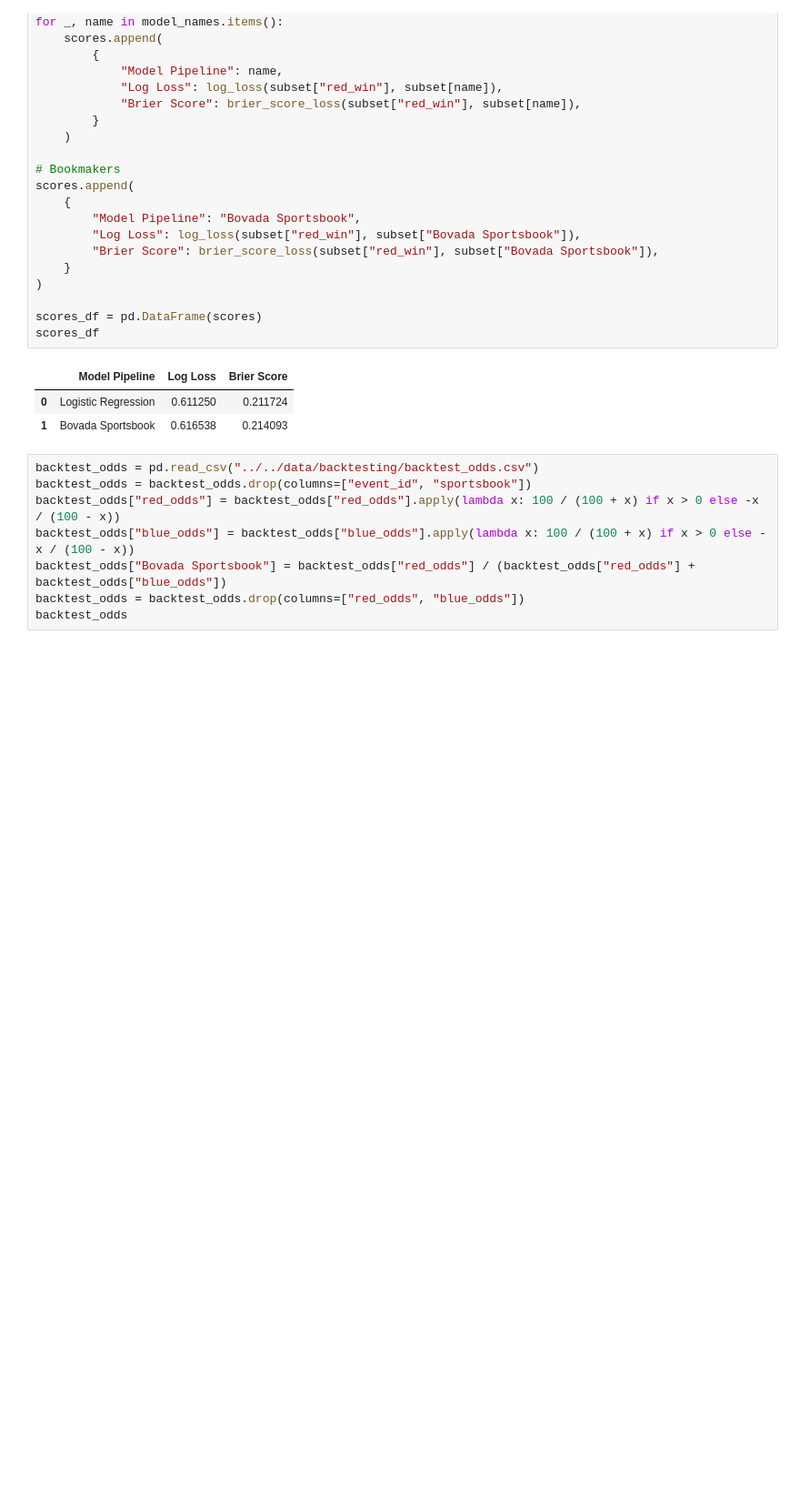
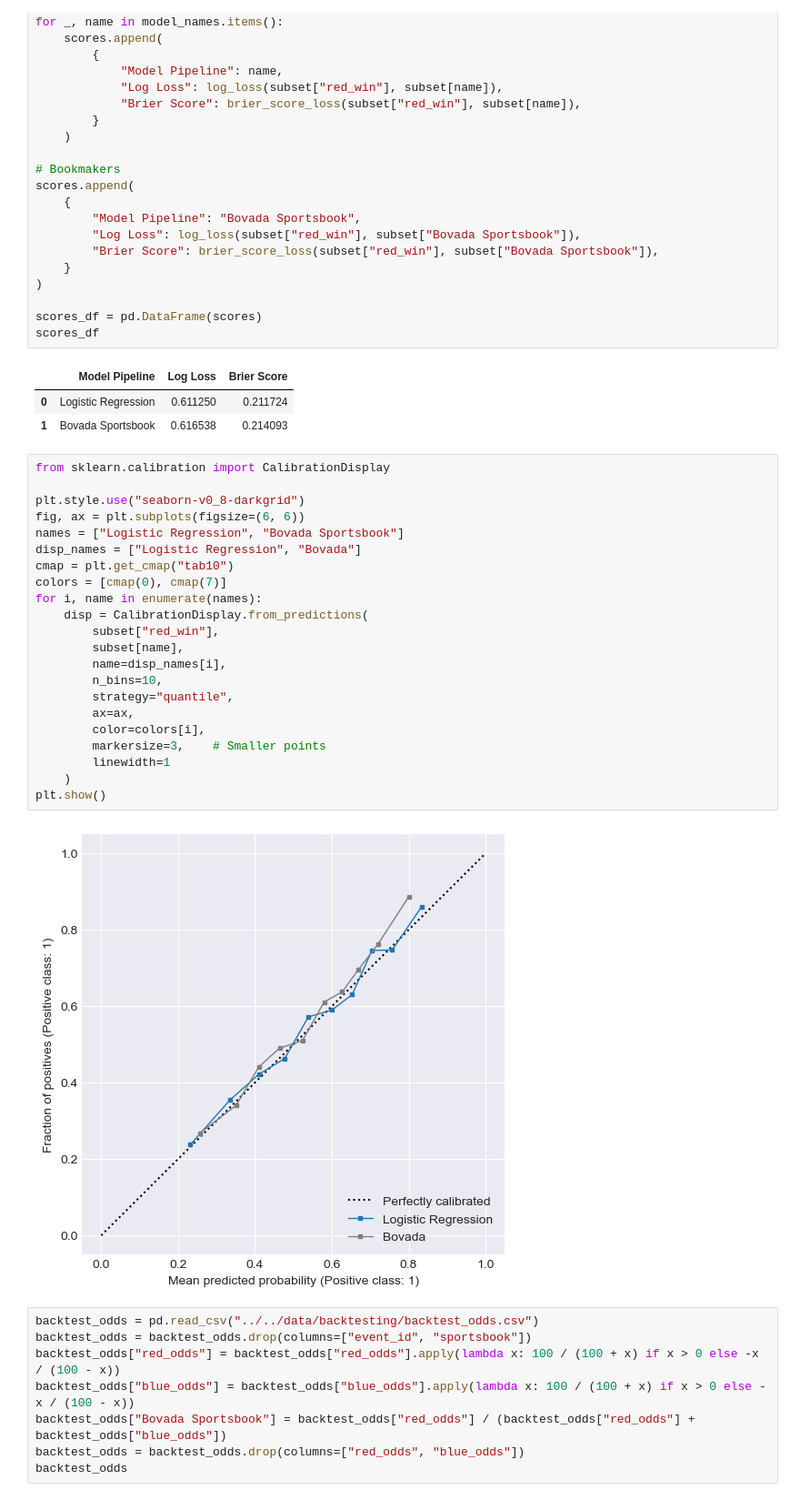
Before and after one commit to ehan03/yale-senior-thesis, a Jupyter notebook: notebooks/backtest_stuff/model_results.ipynb, the cells around one changed output. Shown: that part at 91% size. Cells and saved outputs as stored; diff of their text form; blank space fills up the shorter version.

```diff
--- a/notebooks/backtest_stuff/model_results.ipynb
+++ b/notebooks/backtest_stuff/model_results.ipynb
@@ -55,6 +55,30 @@ scores_df
 |  | Model Pipeline | Log Loss | Brier Score |
 | 0 | Logistic Regression | 0.611250 | 0.211724 |
 | 1 | Bovada Sportsbook | 0.616538 | 0.214093 |
+# %%
+from sklearn.calibration import CalibrationDisplay
+
+plt.style.use("seaborn-v0_8-darkgrid")
+fig, ax = plt.subplots(figsize=(6, 6))
+names = ["Logistic Regression", "Bovada Sportsbook"]
+disp_names = ["Logistic Regression", "Bovada"]
+cmap = plt.get_cmap("tab10")
+colors = [cmap(0), cmap(7)]
+for i, name in enumerate(names):
+    disp = CalibrationDisplay.from_predictions(
+        subset["red_win"],
+        subset[name],
+        name=disp_names[i],
+        n_bins=10,
+        strategy="quantile",
+        ax=ax,
+        color=colors[i],
+        markersize=3,    # Smaller points
+        linewidth=1
+    )
+plt.show()
+# %% [output]
+[figure, added]
 # %%
 backtest_odds = pd.read_csv("../../data/backtesting/backtest_odds.csv")
 backtest_odds = backtest_odds.drop(columns=["event_id", "sportsbook"])
```
Also changed, not shown: 17 other files.
